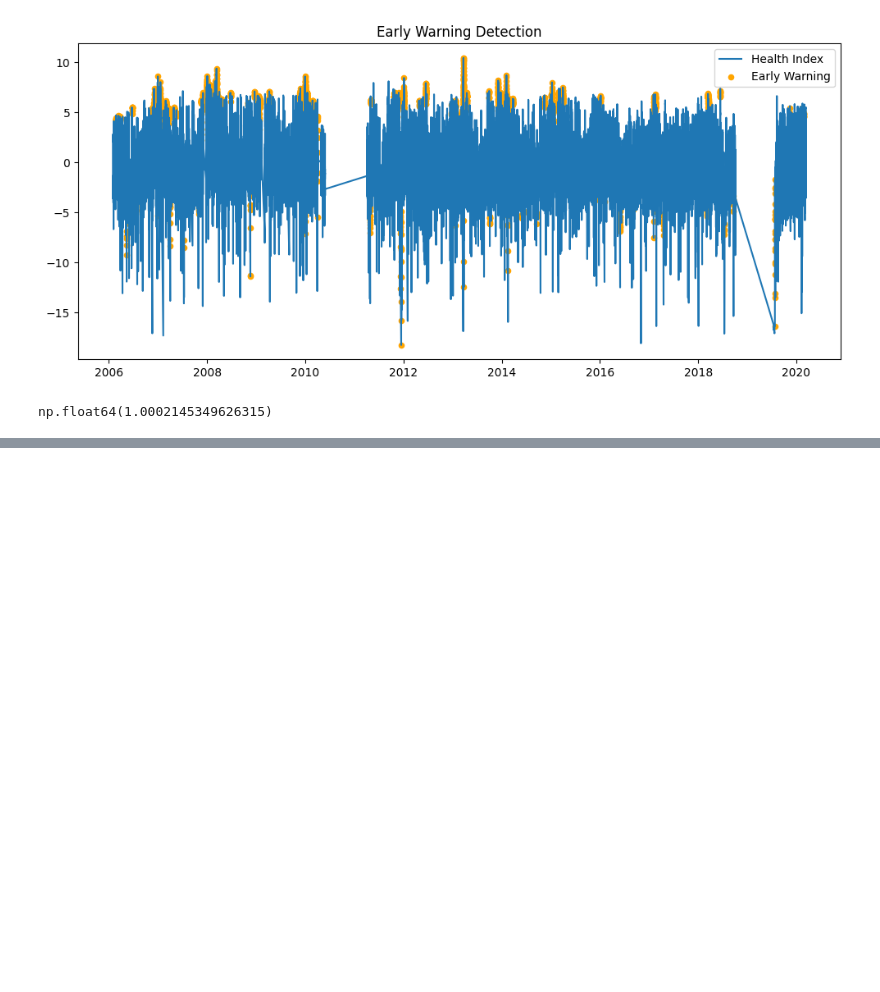
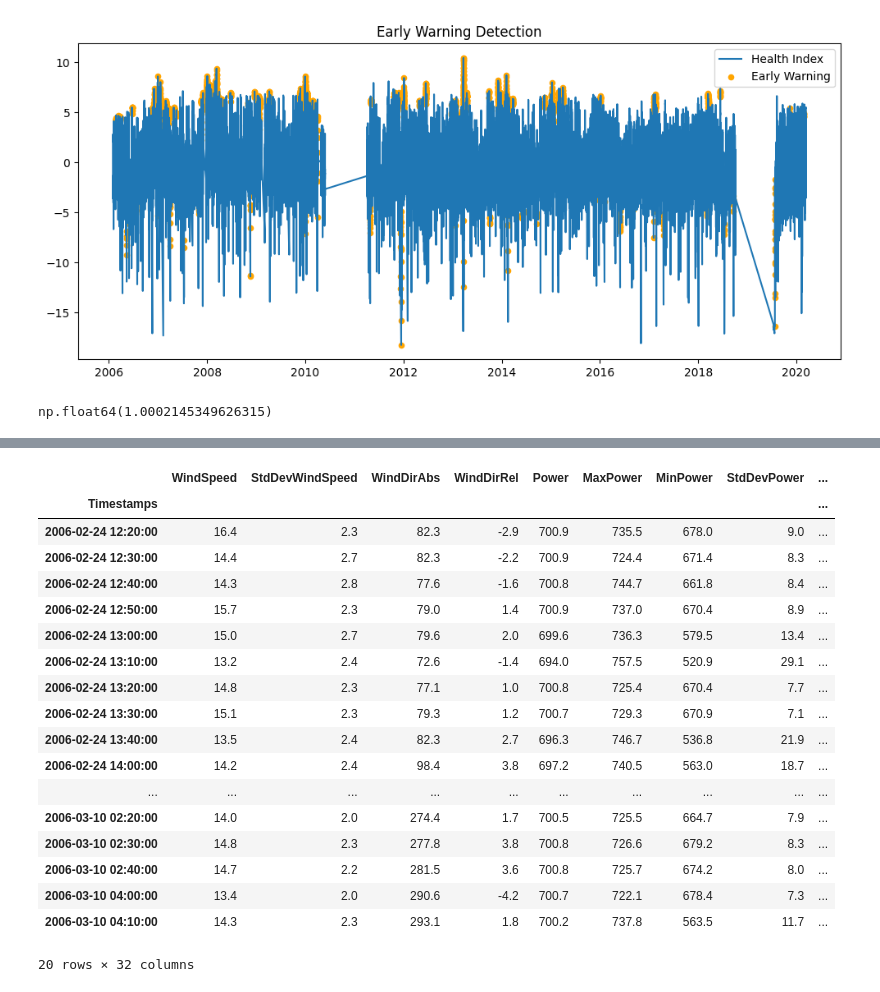
Before and after one commit to prashansarathod/COSC-5806-W03---Data-Analysis-With-Python, a Jupyter notebook: project.ipynb, the cells around one changed output, grey strips where cells are left out. Cells and saved outputs as stored; diff of their text form; code cells hidden in the pictures; blank space fills up the shorter version.

```diff
--- a/project.ipynb
+++ b/project.ipynb
@@ -385,0 +433,22 @@ df.to_csv("turbine_analysis_results.csv")
+# %%
+df[df['Anomaly'] == 1].head(20)
+# %% [output]
+|  | WindSpeed | StdDevWindSpeed | WindDirAbs | WindDirRel | Power | MaxPower | MinPower | StdDevPower | ... |
+| Timestamps |  |  |  |  |  |  |  |  | ... |
+| 2006-02-24 12:20:00 | 16.4 | 2.3 | 82.3 | -2.9 | 700.9 | 735.5 | 678.0 | 9.0 | ... |
+| 2006-02-24 12:30:00 | 14.4 | 2.7 | 82.3 | -2.2 | 700.9 | 724.4 | 671.4 | 8.3 | ... |
+| 2006-02-24 12:40:00 | 14.3 | 2.8 | 77.6 | -1.6 | 700.8 | 744.7 | 661.8 | 8.4 | ... |
+| 2006-02-24 12:50:00 | 15.7 | 2.3 | 79.0 | 1.4 | 700.9 | 737.0 | 670.4 | 8.9 | ... |
+| 2006-02-24 13:00:00 | 15.0 | 2.7 | 79.6 | 2.0 | 699.6 | 736.3 | 579.5 | 13.4 | ... |
+| 2006-02-24 13:10:00 | 13.2 | 2.4 | 72.6 | -1.4 | 694.0 | 757.5 | 520.9 | 29.1 | ... |
+| 2006-02-24 13:20:00 | 14.8 | 2.3 | 77.1 | 1.0 | 700.8 | 725.4 | 670.4 | 7.7 | ... |
+| 2006-02-24 13:30:00 | 15.1 | 2.3 | 79.3 | 1.2 | 700.7 | 729.3 | 670.9 | 7.1 | ... |
+| 2006-02-24 13:40:00 | 13.5 | 2.4 | 82.3 | 2.7 | 696.3 | 746.7 | 536.8 | 21.9 | ... |
+| 2006-02-24 14:00:00 | 14.2 | 2.4 | 98.4 | 3.8 | 697.2 | 740.5 | 563.0 | 18.7 | ... |
+| ... | ... | ... | ... | ... | ... | ... | ... | ... | ... |
+| 2006-03-10 02:20:00 | 14.0 | 2.0 | 274.4 | 1.7 | 700.5 | 725.5 | 664.7 | 7.9 | ... |
+| 2006-03-10 02:30:00 | 14.8 | 2.3 | 277.8 | 3.8 | 700.8 | 726.6 | 679.2 | 8.3 | ... |
+| 2006-03-10 02:40:00 | 14.7 | 2.2 | 281.5 | 3.6 | 700.8 | 725.7 | 674.2 | 8.0 | ... |
+| 2006-03-10 04:00:00 | 13.4 | 2.0 | 290.6 | -4.2 | 700.7 | 722.1 | 678.4 | 7.3 | ... |
+| 2006-03-10 04:10:00 | 14.3 | 2.3 | 293.1 | 1.8 | 700.2 | 737.8 | 563.5 | 11.7 | ... |
+20 rows × 32 columns
```
Also changed, not shown: parts of 3 cells of this notebook.
